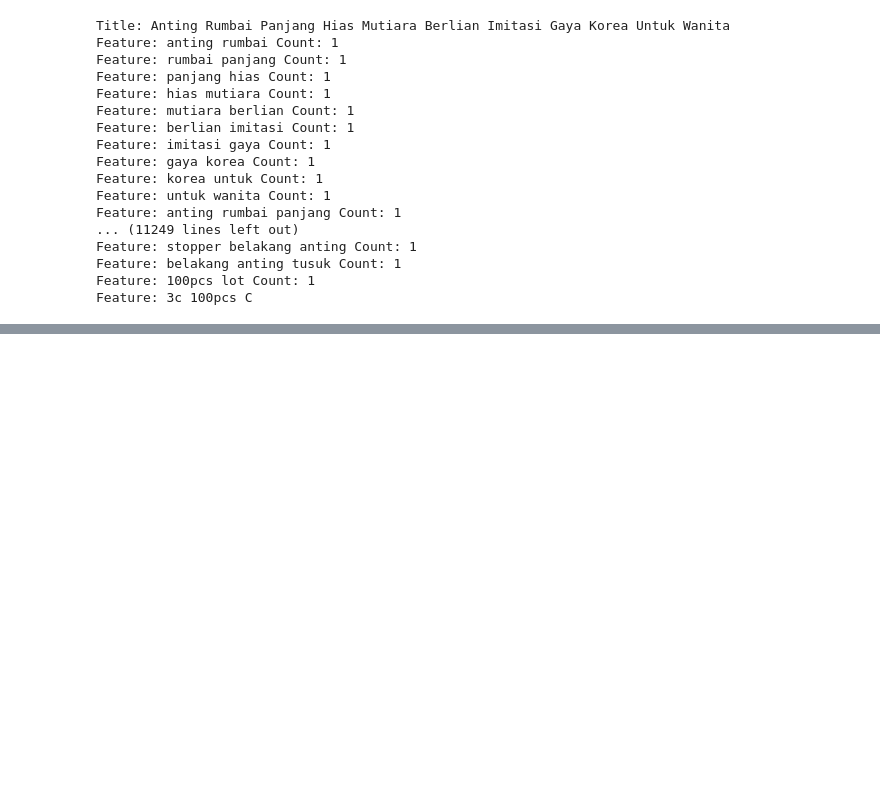
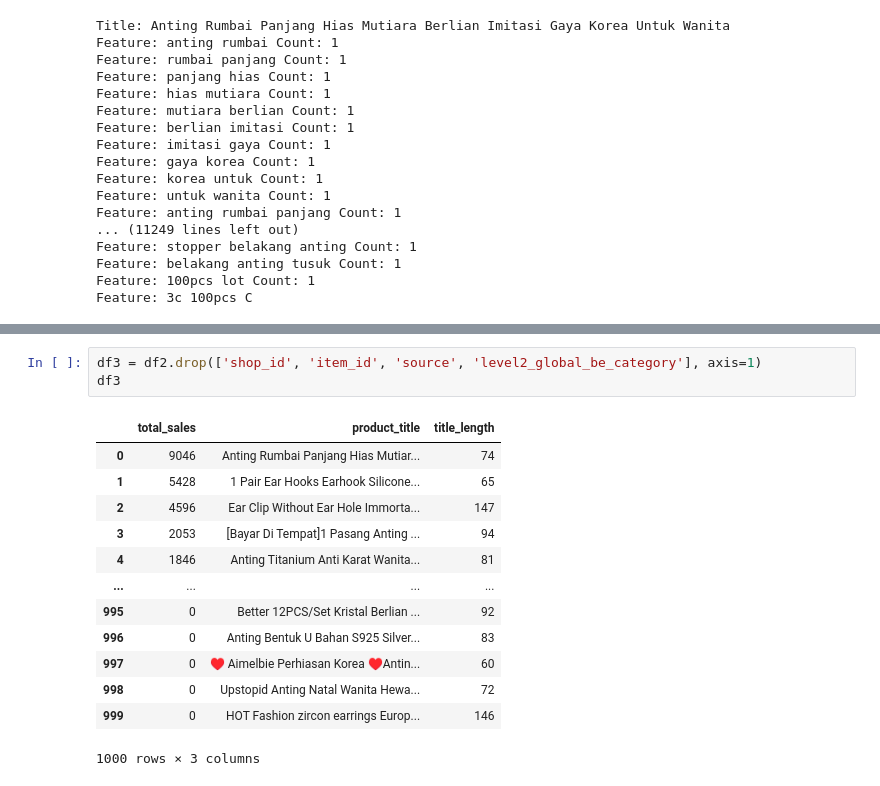
Before and after one commit to florentianayuwono/product-title-optimization, a Jupyter notebook: earrings_analysis.ipynb, the cells around one changed output, grey strips where cells are left out. Cells and saved outputs as stored; diff of their text form; blank space fills up the shorter version.

```diff
--- a/earrings_analysis.ipynb
+++ b/earrings_analysis.ipynb
@@ -138,0 +172,17 @@ Word: Perhiasan, Count: 161
+# %%
+df3 = df2.drop(['shop_id', 'item_id', 'source', 'level2_global_be_category'], axis=1)
+df3
+# %% [output]
+|  | total_sales | product_title | title_length |
+| 0 | 9046 | Anting Rumbai Panjang Hias Mutiar... | 74 |
+| 1 | 5428 | 1 Pair Ear Hooks Earhook Silicone... | 65 |
+| 2 | 4596 | Ear Clip Without Ear Hole Immorta... | 147 |
+| 3 | 2053 | [Bayar Di Tempat]1 Pasang Anting ... | 94 |
+| 4 | 1846 | Anting Titanium Anti Karat Wanita... | 81 |
+| ... | ... | ... | ... |
+| 995 | 0 | Better 12PCS/Set Kristal Berlian ... | 92 |
+| 996 | 0 | Anting Bentuk U Bahan S925 Silver... | 83 |
+| 997 | 0 | ♥ Aimelbie Perhiasan Korea ♥Antin... | 60 |
+| 998 | 0 | Upstopid Anting Natal Wanita Hewa... | 72 |
+| 999 | 0 | HOT Fashion zircon earrings Europ... | 146 |
+1000 rows × 3 columns
```
Also changed, not shown: parts of 5 cells of this notebook.
